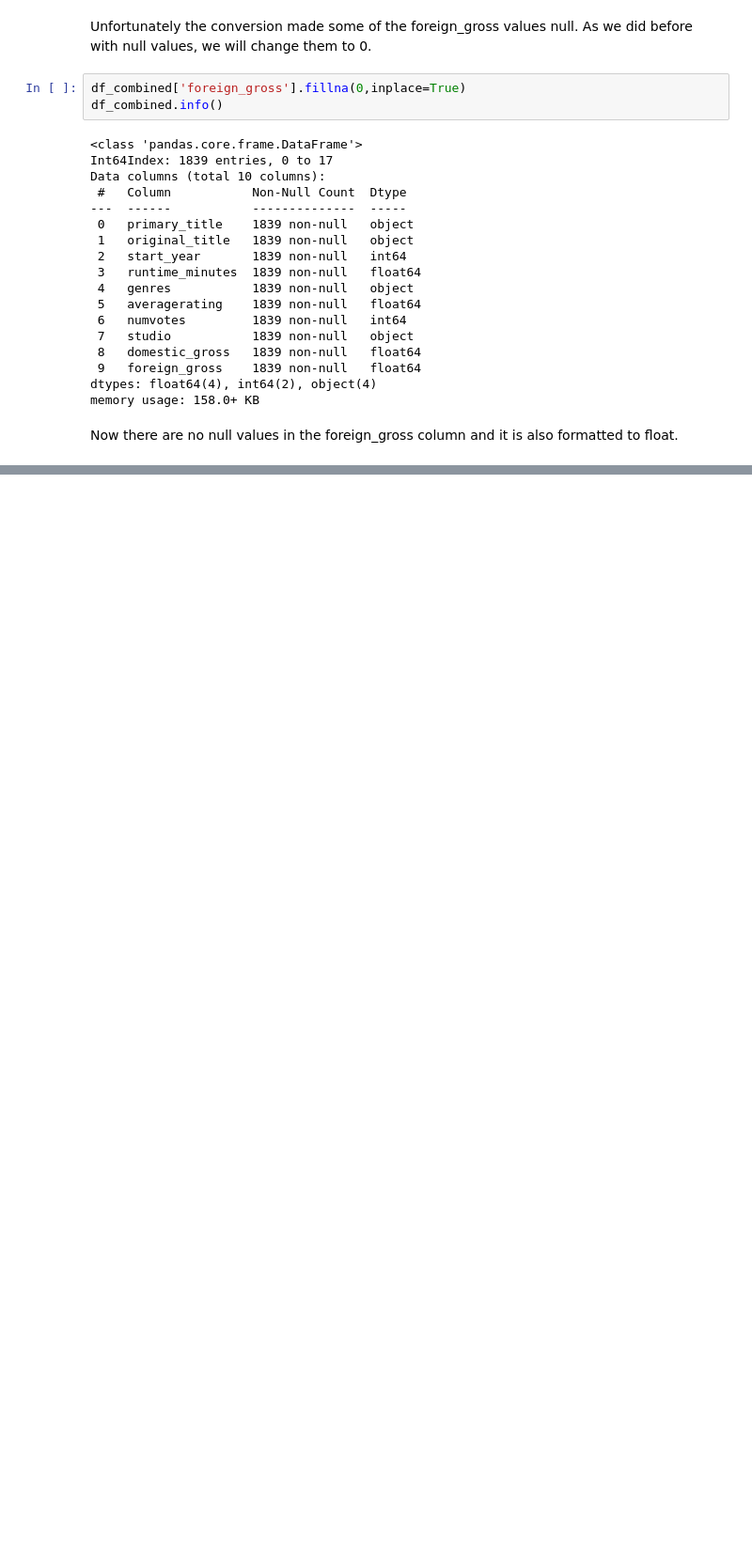
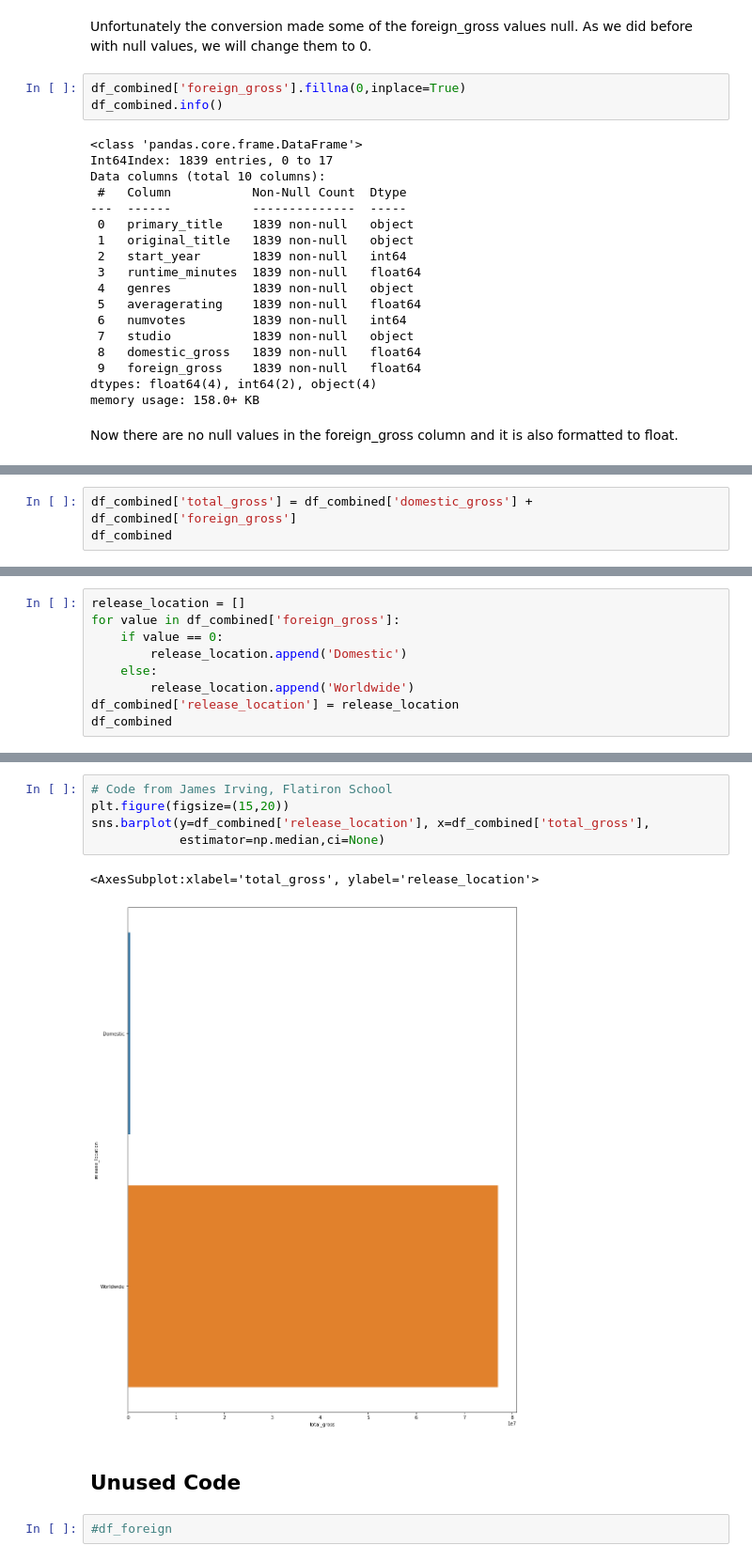
Before and after one commit to drkfitz13/dsc-phase-1-project, a Jupyter notebook: student.ipynb, the cells around one changed output, grey strips where cells are left out. Shown: that part at 94% size. Saved outputs shown, nothing was run; the diff lists cells and outputs as text; blank space fills up the shorter version.

```diff
--- a/student.ipynb
+++ b/student.ipynb
@@ -658,0 +658,3 @@ df_basics.isna().sum()
+# %%
+df_combined['total_gross'] = df_combined['domestic_gross'] + df_combined['foreign_gross']
+df_combined
@@ -662,0 +772,9 @@ df_combined.describe()
+# %%
+release_location = []
+for value in df_combined['foreign_gross']:
+    if value == 0:
+        release_location.append('Domestic')
+    else:
+        release_location.append('Worldwide')
+df_combined['release_location'] = release_location
+df_combined
@@ -662,0 +800,12 @@ df_combined.describe()
+# %%
+# Code from James Irving, Flatiron School
+plt.figure(figsize=(15,20))
+sns.barplot(y=df_combined['release_location'], x=df_combined['total_gross'],
+            estimator=np.median,ci=None)
+# %% [output]
+<AxesSubplot:xlabel='total_gross', ylabel='release_location'>
+[figure, added]
+# %% [markdown]
+## Unused Code
+# %%
+#df_foreign
```
Also changed, not shown: parts of 35 cells of this notebook.
